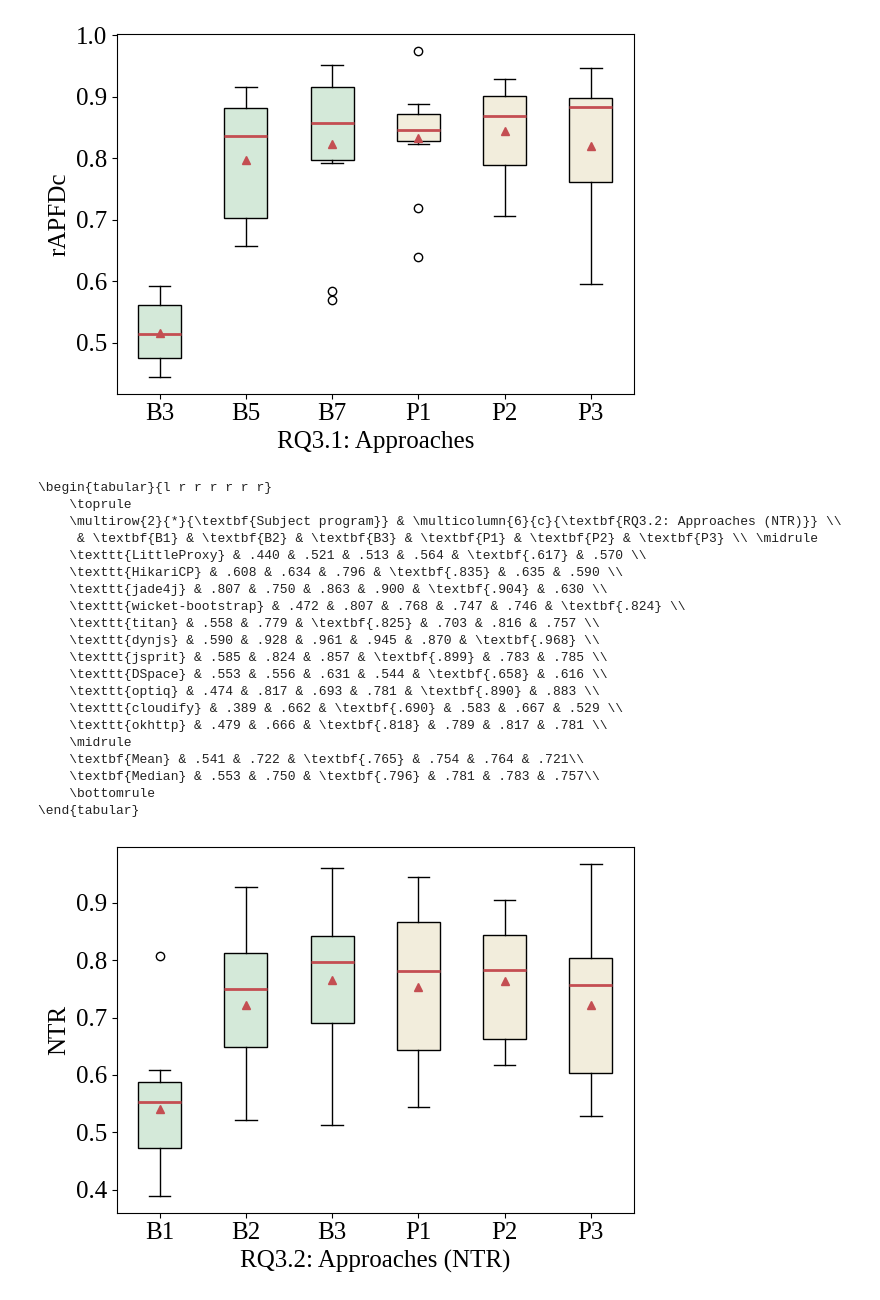
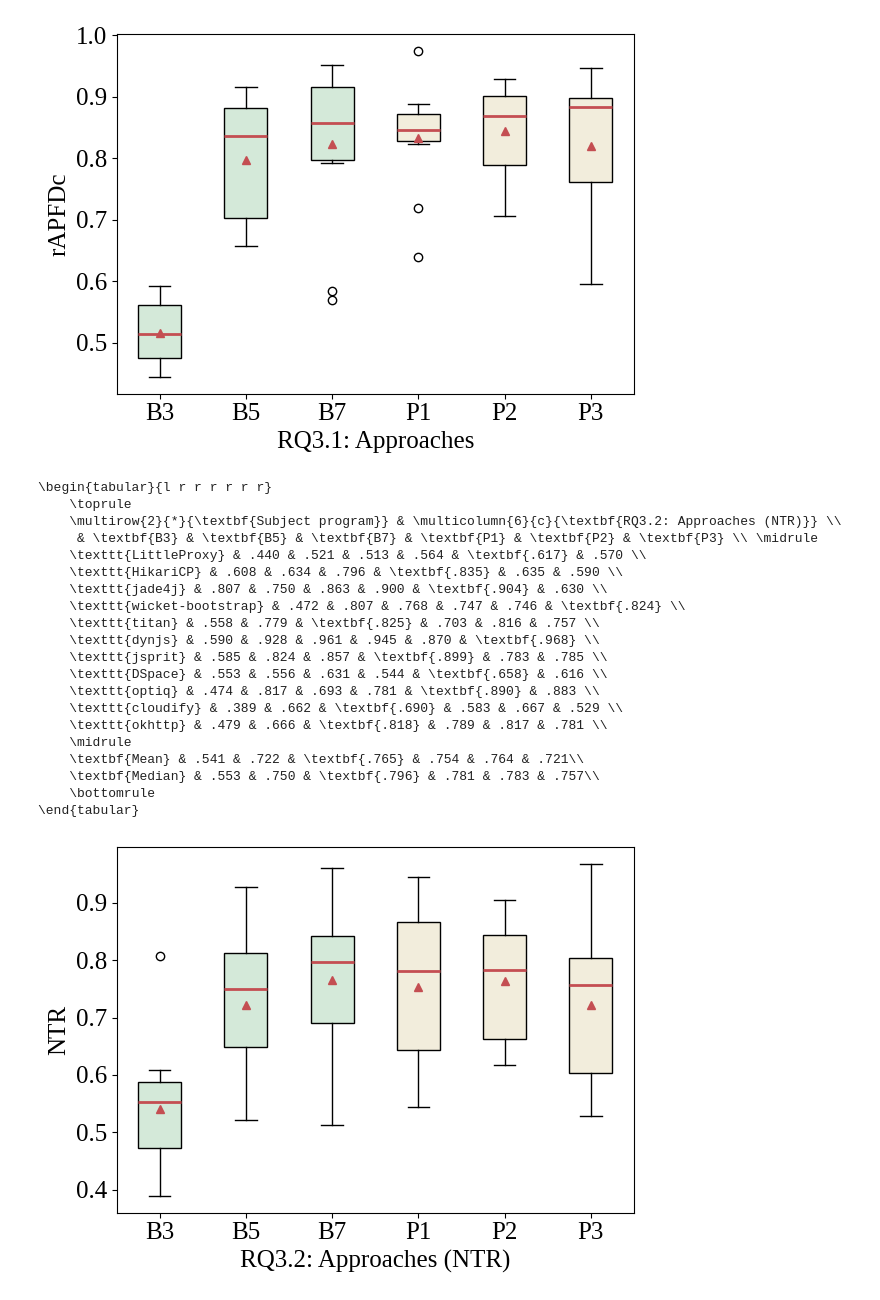
Before and after one commit to LechMadeyski/MSc25TomaszChojnacki, a Jupyter notebook: figures/figures.ipynb, the cells around one changed output. Saved outputs shown, nothing was run; the diff lists cells and outputs as text; code cells hidden in the pictures.

```diff
--- a/figures/figures.ipynb
+++ b/figures/figures.ipynb
@@ -30,8 +33,8 @@ plt.savefig("./out/sr-per-year.pdf", metadata={"CreationDate": None, "ModDate":
 # %%
 def rq_boxplot(
     *,
-    input: str,
-    output: str | None = None,
+    inp: str,
+    out: str | None = None,
     ais: Sequence[int],
     xlabel: str = "Approaches",
     ylabel: str = "[TODO] Metric",
@@ -39,14 +42,14 @@ def rq_boxplot(
     baseline: int = 0,
     negative: bool = False,
 ) -> None:
-    if output is None:
-        output = input
+    if out is None:
+        out = inp
     assert len(ais) == len(tlabel)
 
     BC = mcolors.to_rgba("C1", alpha=0.25)
     PC = mcolors.to_rgba("C4", alpha=0.25)
 
-    with Path.open(f"../tcp-framework/out/{input}.json", "r") as f:
+    with Path.open(f"../tcp-framework/out/{inp}.json", "r") as f:
         data = json.load(f)
     values = [[sum(ds[ai]) / len(ds[ai]) for ds in data.values()] for ai in ais]
 
@@ -59,12 +62,12 @@ def rq_boxplot(
     if negative:
         plt.axhline(color="black", linestyle="dotted")
     plt.tight_layout()
-    plt.savefig(f"./out/{output}.pdf", metadata={"CreationDate": None, "ModDate": None})
+    plt.savefig(f"./out/{out}.pdf", metadata={"CreationDate": None, "ModDate": None})
 
 
 def rq_table(
     *,
-    input: str,
+    inp: str,
     ais: Sequence[int],
     xlabel: str = "Approaches",
     tlabel: Sequence[str],
@@ -90,7 +93,7 @@ def rq_table(
     def cells(values: Sequence[float]) -> str:
         return AM.join((fmt(v) if v + EPSILON < max(values) else bf(fmt(v))) for v in values)
 
-    with Path.open(f"../tcp-framework/out/{input}.json", "r") as f:
+    with Path.open(f"../tcp-framework/out/{inp}.json", "r") as f:
         data = json.load(f)
     rows = [[sum(ap) / len(ap) for ap in ds] for ds in data.values()]
 
@@ -112,8 +115,8 @@ def rq_table(
 
 def rq(
     *,
-    input: str,
-    output: str | None = None,
+    inp: str,
+    out: str | None = None,
     ais: Sequence[int],
     xlabel: str = "Approaches",
     ylabel: str = "[TODO] Metric",
@@ -123,8 +126,8 @@ def rq(
     subsequent: bool = False,
 ) -> None:
     rq_boxplot(
-        input=input,
-        output=output,
+        inp=inp,
+        out=out,
         ais=ais,
         xlabel=xlabel,
         ylabel=ylabel,
@@ -133,7 +136,7 @@ def rq(
         negative=negative,
     )
     rq_table(
-        input=input,
+        inp=inp,
         ais=ais,
         xlabel=xlabel,
         tlabel=tlabel,
@@ -427,34 +430,34 @@ rq(
 [figure]
 # %%
 rq(
-    input="rq3-ntr",
+    inp="rq3-ntr",
     ais=range(6),
     ylabel="NTR",
     xlabel="RQ3.2: Approaches (NTR)",
-    tlabel=["B1", "B2", "B3", "P1", "P2", "P3"],
+    tlabel=["B3", "B5", "B7", "P1", "P2", "P3"],
     baseline=3,
 )
 # %% [output]
 \begin{tabular}{l r r r r r r}
     \toprule
     \multirow{2}{*}{\textbf{Subject program}} & \multicolumn{6}{c}{\textbf{RQ3.2: Approaches (NTR)}} \\
-     & \textbf{B1} & \textbf{B2} & \textbf{B3} & \textbf{P1} & \textbf{P2} & \textbf{P3} \\ \midrule
+     & \textbf{B3} & \textbf{B5} & \textbf{B7} & \textbf{P1} & \textbf{P2} & \textbf{P3} \\ \midrule
     \texttt{LittleProxy} & .440 & .521 & .513 & .564 & \textbf{.617} & .570 \\
     \texttt{HikariCP} & .608 & .634 & .796 & \textbf{.835} & .635 & .590 \\
     \texttt{jade4j} & .807 & .750 & .863 & .900 & \textbf{.904} & .630 \\
     \texttt{wicket-bootstrap} & .472 & .807 & .768 & .747 & .746 & \textbf{.824} \\
     \texttt{titan} & .558 & .779 & \textbf{.825} & .703 & .816 & .757 \\
     \texttt{dynjs} & .590 & .928 & .961 & .945 & .870 & \textbf{.968} \\
     \texttt{jsprit} & .585 & .824 & .857 & \textbf{.899} & .783 & .785 \\
     \texttt{DSpace} & .553 & .556 & .631 & .544 & \textbf{.658} & .616 \\
     \texttt{optiq} & .474 & .817 & .693 & .781 & \textbf{.890} & .883 \\
     \texttt{cloudify} & .389 & .662 & \textbf{.690} & .583 & .667 & .529 \\
     \texttt{okhttp} & .479 & .666 & \textbf{.818} & .789 & .817 & .781 \\
     \midrule
     \textbf{Mean} & .541 & .722 & \textbf{.765} & .754 & .764 & .721\\
     \textbf{Median} & .553 & .750 & \textbf{.796} & .781 & .783 & .757\\
     \bottomrule
 \end{tabular}
-[figure, old version]
+[figure, new version]
 # %%
 rq(
```
Also changed, not shown: parts of 12 cells of this notebook, 5 other files.
